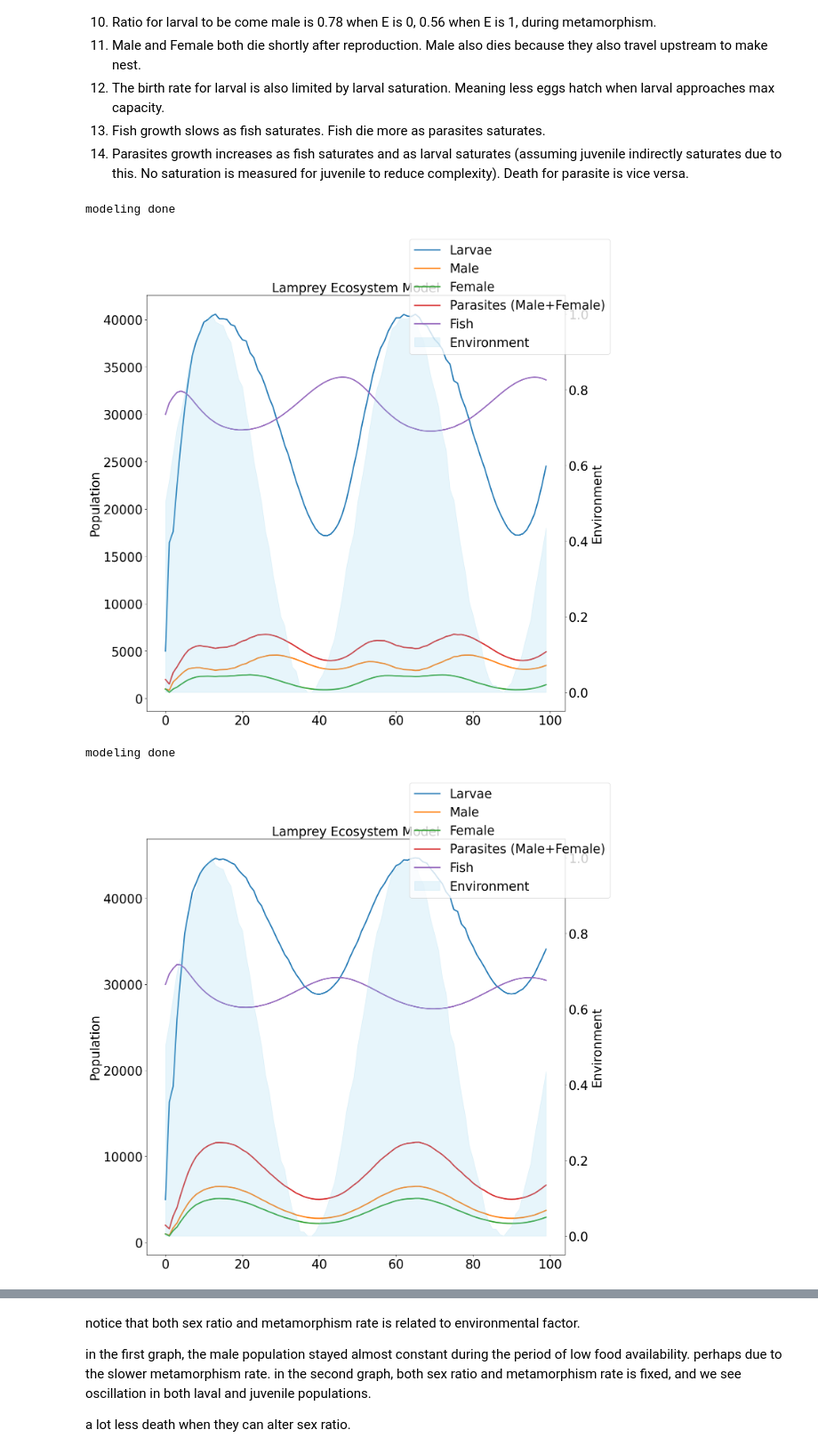
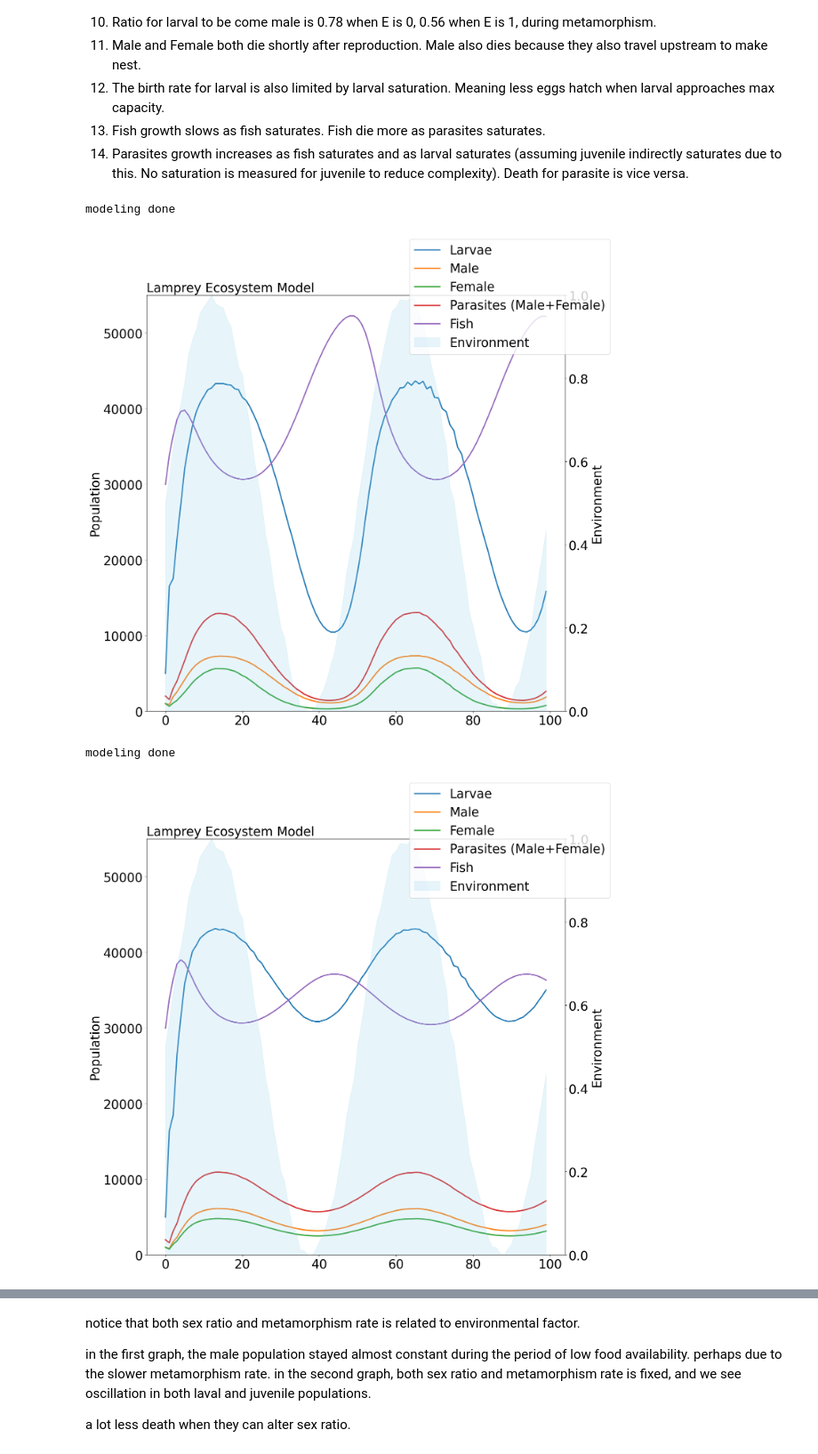
Before and after one commit to zhang-yubo/lamprey, a Jupyter notebook: lamprey.ipynb, the cells around one changed output, grey strips where cells are left out. Shown at 89% size. Cells and saved outputs as stored; diff of their text form; code cells hidden in the pictures.

```diff
--- a/lamprey.ipynb
+++ b/lamprey.ipynb
@@ -52,7 +52,7 @@ class Model:
 
         # fish
         self._growth_rate_H = 0.3 # natural growth rate for fish
-        self._death_rate_H = 0.1 # natural death rate of fish
+        self._death_rate_H = 0.2 # natural death rate of fish
         self._H_max = 60000 # capacity for fish
 
         # parasite
@@ -118,7 +118,7 @@ class Model:
             self.L[n], self.M[n], self.F[n], self.H[n], self.P[n], _ = self.update(n, self.L[n-1], self.M[n-1], self.F[n-1], self.H[n-1], self.P[n-1], self.E[n-1])
 
     def update(self, year, L_old, M_old, F_old, H_old, P_old, E_old):
-        metamorphism_rate = 1/3 - 7/30 * E_old if self.constant_metamorphism_rate is None else self.constant_metamorphism_rate
+        metamorphism_rate = 1/3 - 7/30 * (1 - E_old) if self.constant_metamorphism_rate is None else self.constant_metamorphism_rate
         male_rate = 0.78 - 0.22 * E_old if self.constant_male_ratio is None else self.constant_male_ratio
         female_rate = 1 - male_rate
 
@@ -129,7 +129,7 @@ class Model:
 
         # L_new
         # death rate increases as saturation increase and E decreases
-        larval_death_rate = 0.4 * self._death_rate_L * larval_saturation + 0.6 * self._death_rate_L * (1 - E_old)
+        larval_death_rate = 0.5 * self._death_rate_L * larval_saturation + 0.5 * self._death_rate_L * (1 - E_old)
         L_survived_from_last_census = L_old * (1 - metamorphism_rate) * (1 - larval_death_rate) # did not age up and survived
         L_born = F_old * self._birth_rate * (1 - larval_saturation) # new born, assume also hatching limited by saturation (somehow related to environment)
         L_new = L_survived_from_last_census + L_born
@@ -150,7 +150,9 @@ class Model:
         # H_new
         H_born = H_old * self._growth_rate_H * (1 - fish_saturation)
         # survived both natural death and parasite
-        H_survived_from_last_census = H_old * (1 - self._death_rate_H) * (1 - self._kill_rate * larval_saturation)
+        fish_death_rate = self._death_rate_H * larval_saturation
+        # H_survived_from_last_census = H_old * (1 - self._death_rate_H) * (1 - self._kill_rate * larval_saturation)
+        H_survived_from_last_census = H_old * (1 - fish_death_rate)
         H_new = H_survived_from_last_census + H_born
 
         # P_new
@@ -199,7 +201,7 @@ class Model:
         mean = maximum / 2
         return 1 / (1 + np.exp(-5 * (value - mean) / maximum))
 
-    def graph_model(self):
+    def graph_model(self, title="Lamprey Ecosystem Model", Y_lim=None, E_lim=None):
         plt.rcParams.update({
             "font.size": 25,
             "axes.titlesize": 25,
@@ -221,43 +223,47 @@ class Model:
         ax1.plot(self.years[:end], self.P[:end], label="Parasites (Male+Female)")
         ax1.plot(self.years[:end], self.H[:end], label="Fish")
         ax1.set_ylabel("Population")
+        if Y_lim is not None:
+            ax1.set_ylim(Y_lim)
 
         ax2.fill_between(self.years[:end], self.E[:end], color="skyblue", alpha=0.2, label="Environment")
         ax2.set_ylabel("Environment")
+        if E_lim is not None:
+            ax2.set_ylim(E_lim)
 
         fig.legend()
-        plt.title("Lamprey Ecosystem Model")
+        plt.title(title, loc="left")
         plt.show()
 
         plt.rcParams.update(plt.rcParamsDefault)
 # %%
 model_sex_change = Model(
     noise_E=0.01, # change the noise level for E
     E='sin',
     num_years=100
 )
-model_sex_change.graph_model()
+model_sex_change.graph_model(Y_lim=(0, 55000), E_lim=(0, 1))
 
 model_no_change = Model(
     noise_E=0.01, # change the noise level for E
     E='sin',
     num_years=100,
     constant_male_ratio=0.56,
     constant_metamorphism_rate=1/4
 )
-model_no_change.graph_model()
+model_no_change.graph_model(Y_lim=(0, 55000), E_lim=(0, 1))
 
 avg_larval_death_change = np.mean(model_sex_change.df['larval_deaths'])
 avg_larval_death_no_change = np.mean(model_no_change.df['larval_deaths'])
 print(f'Natural larval deaths with sex ratio change: {avg_larval_death_change}')
 print(f'Natural larval deaths without change: {avg_larval_death_no_change}')
 
 avg_juv_death_change = np.mean(model_sex_change.df['juvenile_natural_deaths'])
 avg_juv_death_no_change = np.mean(model_no_change.df['juvenile_natural_deaths'])
 print(f'Natural juvenile deaths with sex ratio change: {avg_juv_death_change}')
 print(f'Natural juvenile deaths without change: {avg_juv_death_no_change}')
 # %% [output]
 modeling done
-[figure, old version]
+[figure, new version]
 modeling done
-[figure, old version]
+[figure, new version]
```
Also changed, not shown: parts of 6 cells of this notebook, 1 other file.
